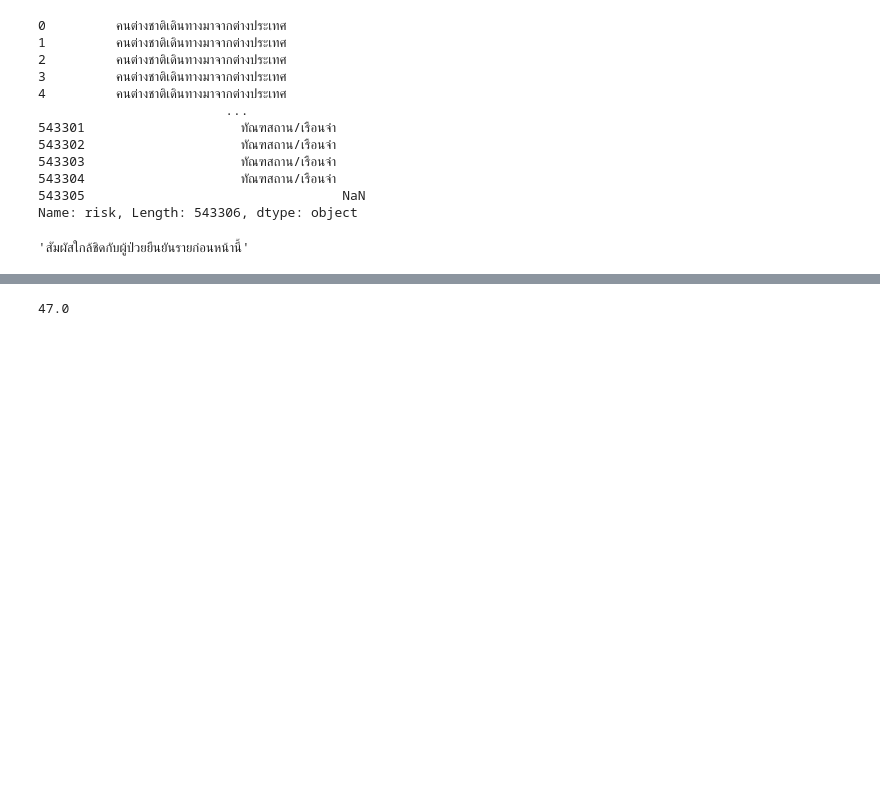
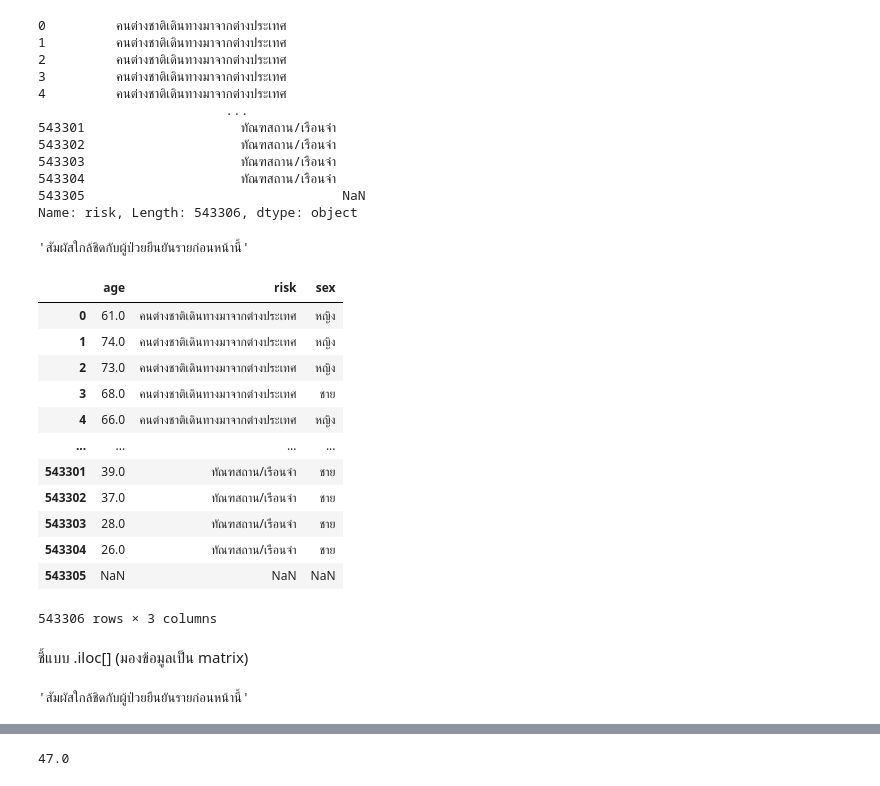
Before and after one commit to Chanakarn06/DWDM21, a Jupyter notebook: Data_Preprocessing(Chapter_3).ipynb, the cells around one changed output, grey strips where cells are left out. Drawn from its saved outputs; the diff is of its cells as text; code cells hidden in the pictures; blank space fills up the shorter version.

```diff
--- a/Data_Preprocessing(Chapter_3).ipynb
+++ b/Data_Preprocessing(Chapter_3).ipynb
@@ -53,3 +53,25 @@ Name: risk, Length: 543306, dtype: object
 data_cases['risk'][678]
 # %% [output]
 'สัมผัสใกล้ชิดกับผู้ป่วยยืนยันรายก่อนหน้านี้'
+# %%
+data_cases[['age','risk','sex']]
+# %% [output]
+|  | age | risk | sex |
+| 0 | 61.0 | คนต่างชาติเดินทางมาจากต่างประเทศ | หญิง |
+| 1 | 74.0 | คนต่างชาติเดินทางมาจากต่างประเทศ | หญิง |
+| 2 | 73.0 | คนต่างชาติเดินทางมาจากต่างประเทศ | หญิง |
+| 3 | 68.0 | คนต่างชาติเดินทางมาจากต่างประเทศ | ชาย |
+| 4 | 66.0 | คนต่างชาติเดินทางมาจากต่างประเทศ | หญิง |
+| ... | ... | ... | ... |
+| 543301 | 39.0 | ทัณฑสถาน/เรือนจำ | ชาย |
+| 543302 | 37.0 | ทัณฑสถาน/เรือนจำ | ชาย |
+| 543303 | 28.0 | ทัณฑสถาน/เรือนจำ | ชาย |
+| 543304 | 26.0 | ทัณฑสถาน/เรือนจำ | ชาย |
+| 543305 | NaN | NaN | NaN |
+543306 rows × 3 columns
+# %% [markdown]
+ชี้แบบ .iloc[] (มองข้อมูลเป็น matrix)
+# %%
+data_cases.iloc[678,8]
+# %% [output]
+'สัมผัสใกล้ชิดกับผู้ป่วยยืนยันรายก่อนหน้านี้'
```
Also changed, not shown: parts of 17 cells of this notebook.
